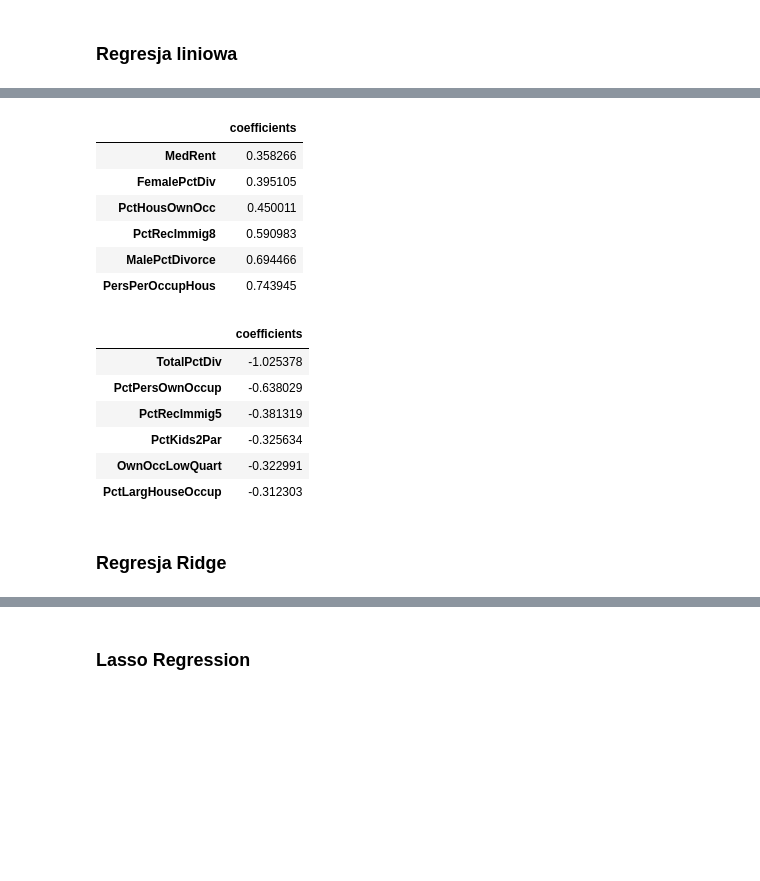
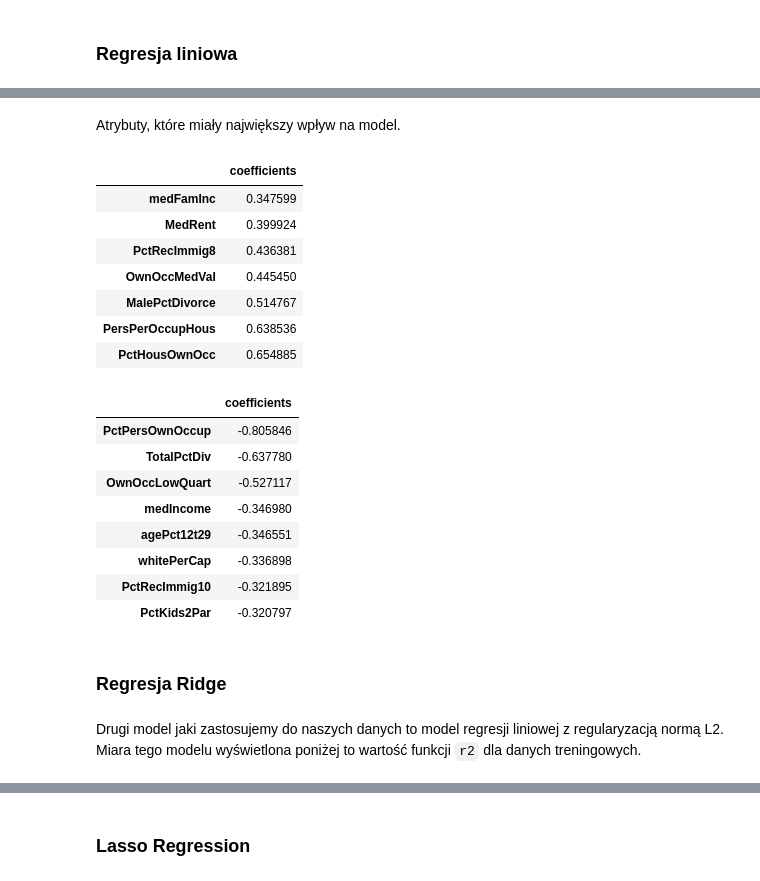
Before and after one commit to jakubkorczakowski/crime-percentage-prediction, a Jupyter notebook: Notebooks/MainNotebook.ipynb, the cells around one changed output, grey strips where cells are left out. Drawn from its saved outputs; the diff is of its cells as text; code cells hidden in the pictures; blank space fills up the shorter version.

```diff
--- a/Notebooks/MainNotebook.ipynb
+++ b/Notebooks/MainNotebook.ipynb
@@ -1052,28 +1041,35 @@ results
 # %%
 THRESHOLD_VALUE = 0.3
 NEG_THRESHOLD_VALUE = -0.3
+# %% [markdown]
+Atrybuty, które miały największy wpływ na model.
 # %%
-results[results['coefficients'] > THRESHOLD_VALUE ].sort_values(by='coefficients', ascending=True)
+results[results['coefficients'] > 0.3 ].sort_values(by='coefficients', ascending=True)
 # %% [output]
 |  | coefficients |
-| MedRent | 0.358266 |
-| FemalePctDiv | 0.395105 |
-| PctHousOwnOcc | 0.450011 |
-| PctRecImmig8 | 0.590983 |
-| MalePctDivorce | 0.694466 |
-| PersPerOccupHous | 0.743945 |
+| medFamInc | 0.347599 |
+| MedRent | 0.399924 |
+| PctRecImmig8 | 0.436381 |
+| OwnOccMedVal | 0.445450 |
+| MalePctDivorce | 0.514767 |
+| PersPerOccupHous | 0.638536 |
+| PctHousOwnOcc | 0.654885 |
 # %%
-results[results['coefficients'] < NEG_THRESHOLD_VALUE ].sort_values(by='coefficients')
+results[results['coefficients'] < -0.3 ].sort_values(by='coefficients')
 # %% [output]
 |  | coefficients |
-| TotalPctDiv | -1.025378 |
-| PctPersOwnOccup | -0.638029 |
-| PctRecImmig5 | -0.381319 |
-| PctKids2Par | -0.325634 |
-| OwnOccLowQuart | -0.322991 |
-| PctLargHouseOccup | -0.312303 |
+| PctPersOwnOccup | -0.805846 |
+| TotalPctDiv | -0.637780 |
+| OwnOccLowQuart | -0.527117 |
+| medIncome | -0.346980 |
+| agePct12t29 | -0.346551 |
+| whitePerCap | -0.336898 |
+| PctRecImmig10 | -0.321895 |
+| PctKids2Par | -0.320797 |
 # %% [markdown]
 ### Regresja Ridge
+# %% [markdown]
+Drugi model jaki zastosujemy do naszych danych to model regresji liniowej z regularyzacją normą L2. Miara tego modelu wyświetlona poniżej to wartość funkcji ``r2`` dla danych treningowych.
 # %%
 reg=Ridge(alpha=1.0).fit(X_train, y_train)
 reg.score(X_train, y_train)
```
Also changed, not shown: parts of 102 cells of this notebook.
